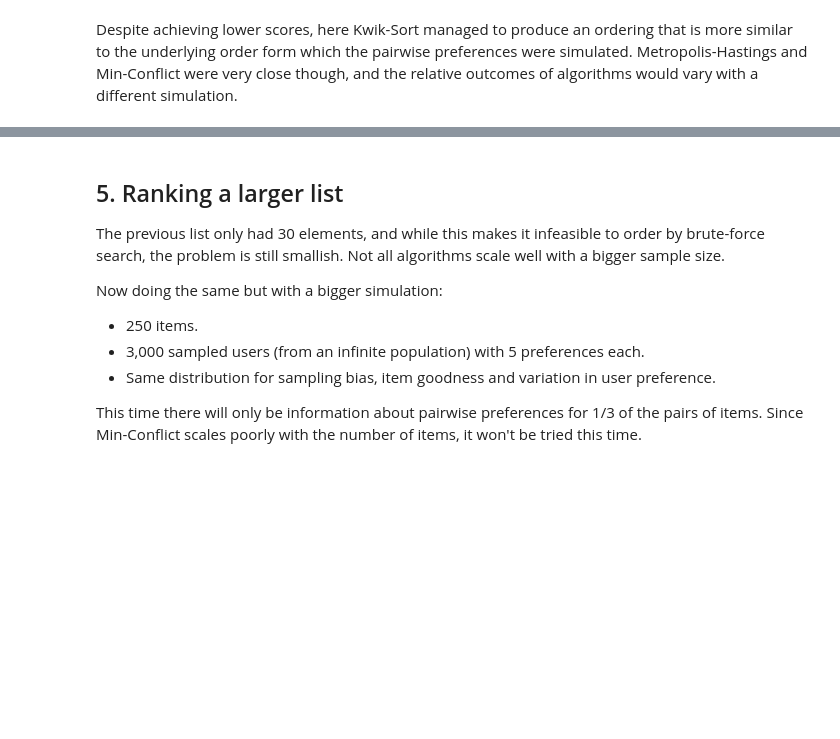
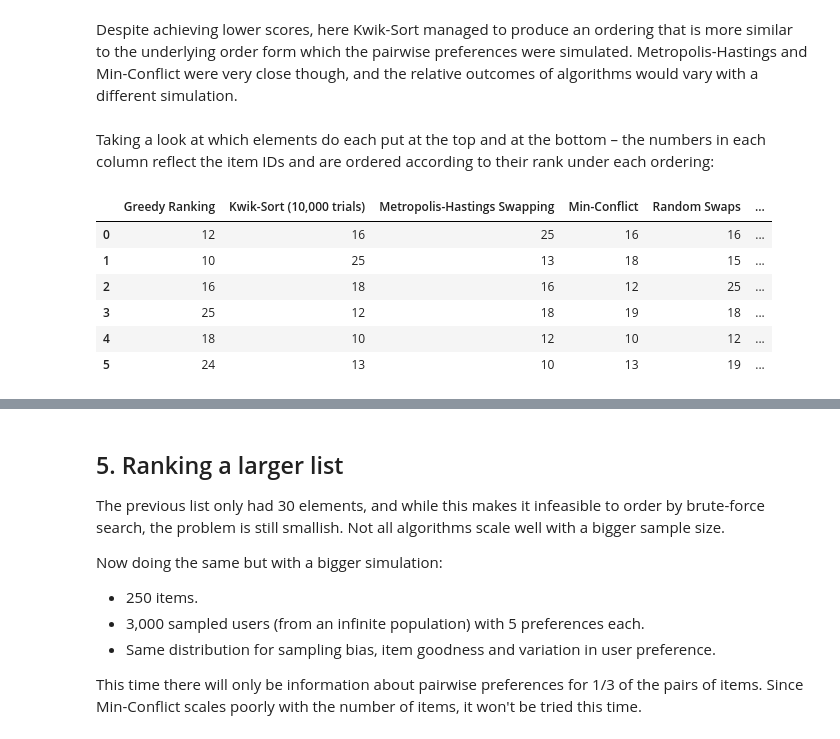
Before and after one commit to david-cortes/datascienceprojects, a Jupyter notebook: optimization/list_optimization.ipynb, the cells around one changed output, grey strips where cells are left out. Drawn from its saved outputs; the diff is of its cells as text; code cells hidden in the pictures; blank space fills up the shorter version.

```diff
--- a/optimization/list_optimization.ipynb
+++ b/optimization/list_optimization.ipynb
@@ -583,2 +583,15 @@ eval_df.join(runtimes).join(fcp).join(sapc)
 # %% [markdown]
 Despite achieving lower scores, here Kwik-Sort managed to produce an ordering that is more similar to the underlying order form which the pairwise preferences were simulated. Metropolis-Hastings and Min-Conflict were very close though, and the relative outcomes of algorithms would vary with a different simulation.
+# %% [markdown]
+Taking a look at which elements do each put at the top and at the bottom – the numbers in each column reflect the item IDs and are ordered according to their rank under each ordering:
+# %%
+pd.DataFrame({"Simulation's order":best_theoretical_order,'Metropolis-Hastings Swapping':mh_rank, 'Min-Conflict':mc_rank,
+              'Random Swaps':rs_rank,'Kwik-Sort (10,000 trials)':ks_rank,'Greedy Ranking':greedy_rank}).head(6)
+# %% [output]
+|  | Greedy Ranking | Kwik-Sort (10,000 trials) | Metropolis-Hastings Swapping | Min-Conflict | Random Swaps | ... |
+| 0 | 12 | 16 | 25 | 16 | 16 | ... |
+| 1 | 10 | 25 | 13 | 18 | 15 | ... |
+| 2 | 16 | 18 | 16 | 12 | 25 | ... |
+| 3 | 25 | 12 | 18 | 19 | 18 | ... |
+| 4 | 18 | 10 | 12 | 10 | 12 | ... |
+| 5 | 24 | 13 | 10 | 13 | 19 | ... |
```
Also changed, not shown: parts of 8 cells of this notebook, 1 other file.
